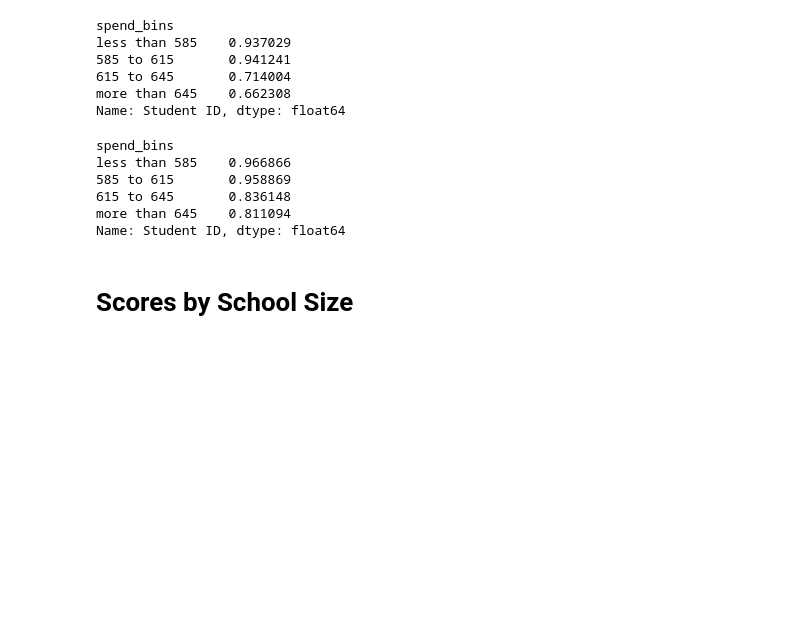
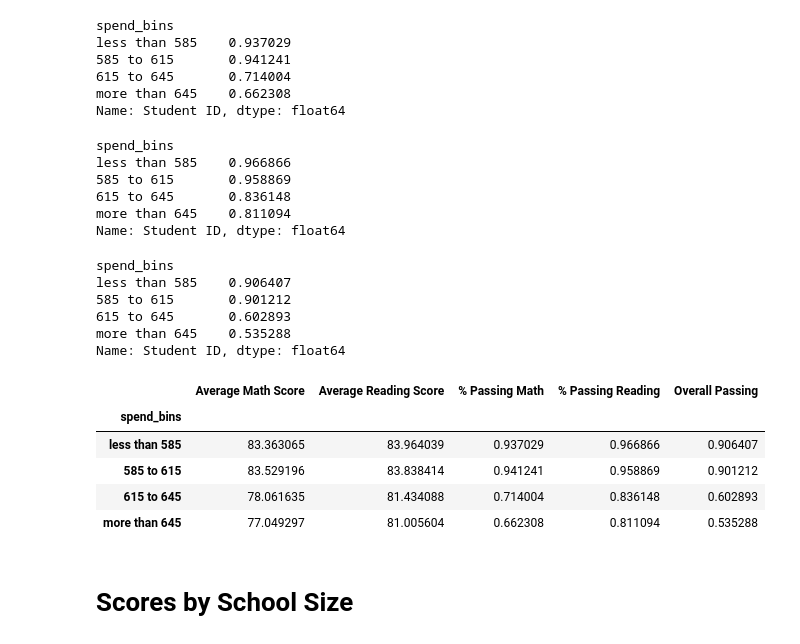
Before and after one commit to josiedeleon/Pandas--Challenge, a Jupyter notebook: PyCitySchools/PyCitySchools_ipynb.ipynb, the cells around one changed output. Saved outputs shown, nothing was run; the diff lists cells and outputs as text; code cells hidden in the pictures; blank space fills up the shorter version.

Commit message:
add data frame for score by school spending

```diff
--- a/PyCitySchools/PyCitySchools_ipynb.ipynb
+++ b/PyCitySchools/PyCitySchools_ipynb.ipynb
@@ -622,8 +622,27 @@ less than 585    0.966866
 more than 645    0.811094
 Name: Student ID, dtype: float64
 # %%
-overall = school_student_info[(school_student_info['math_score'] >= 70) & (school_student_info['reading_score'] >= 70)].groupby('spend_bins')['Student ID'].count()/by_schoolspending['Student ID'].count()
-overall
+overall_passing = school_student_info[(school_student_info['math_score'] >= 70) & (school_student_info['reading_score'] >= 70)].groupby('spend_bins')['Student ID'].count()/by_schoolspending['Student ID'].count()
+overall_passing
+# %% [output]
+spend_bins
+less than 585    0.906407
+585 to 615       0.901212
+615 to 645       0.602893
+more than 645    0.535288
+Name: Student ID, dtype: float64
+# %%
+#create dataframe
+
+score_byschool_spending = pd.DataFrame({ "Average Math Score": average_math, "Average Reading Score": average_reading, "% Passing Math": passing_math, "% Passing Reading": passing_reading, "Overall Passing": overall_passing})
+score_byschool_spending
+# %% [output]
+|  | Average Math Score | Average Reading Score | % Passing Math | % Passing Reading | Overall Passing |
+| spend_bins |  |  |  |  |  |
+| less than 585 | 83.363065 | 83.964039 | 0.937029 | 0.966866 | 0.906407 |
+| 585 to 615 | 83.529196 | 83.838414 | 0.941241 | 0.958869 | 0.901212 |
+| 615 to 645 | 78.061635 | 81.434088 | 0.714004 | 0.836148 | 0.602893 |
+| more than 645 | 77.049297 | 81.005604 | 0.662308 | 0.811094 | 0.535288 |
 # %% [markdown]
 # Scores by School Size
 # %%
```
